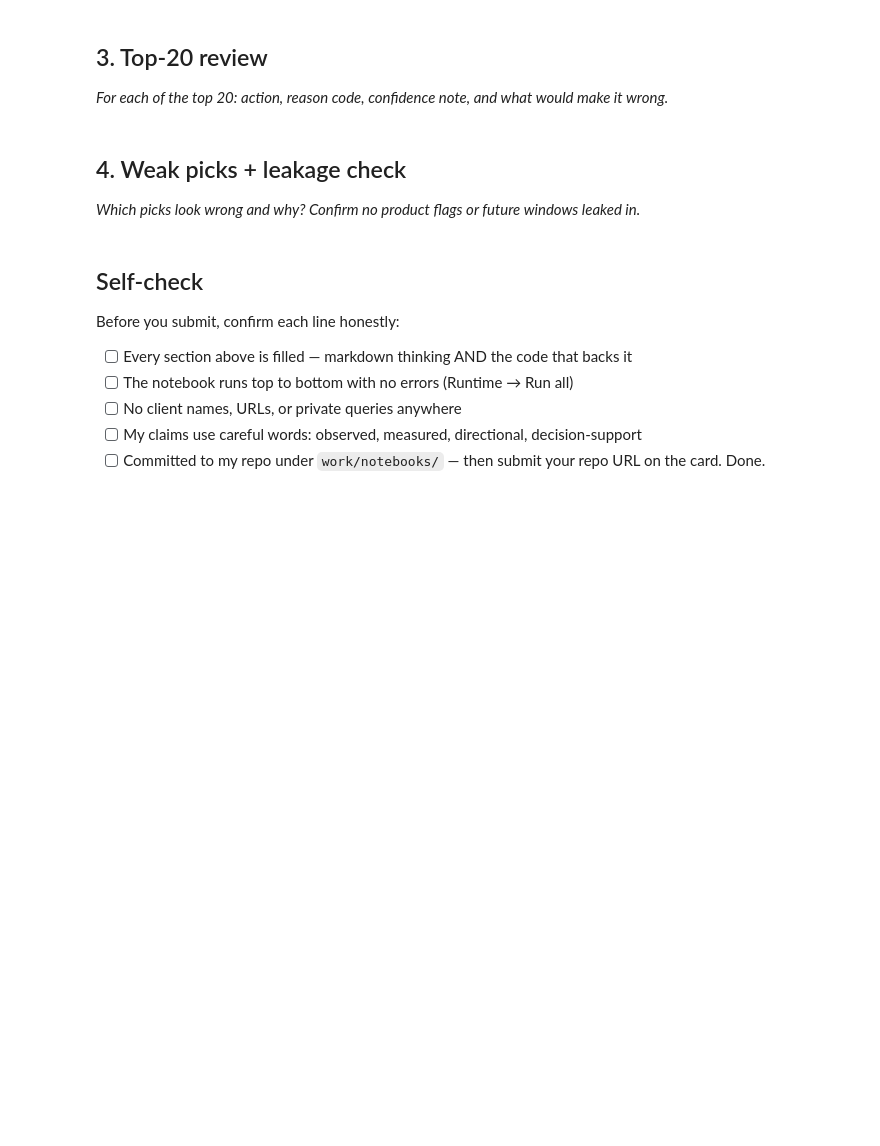
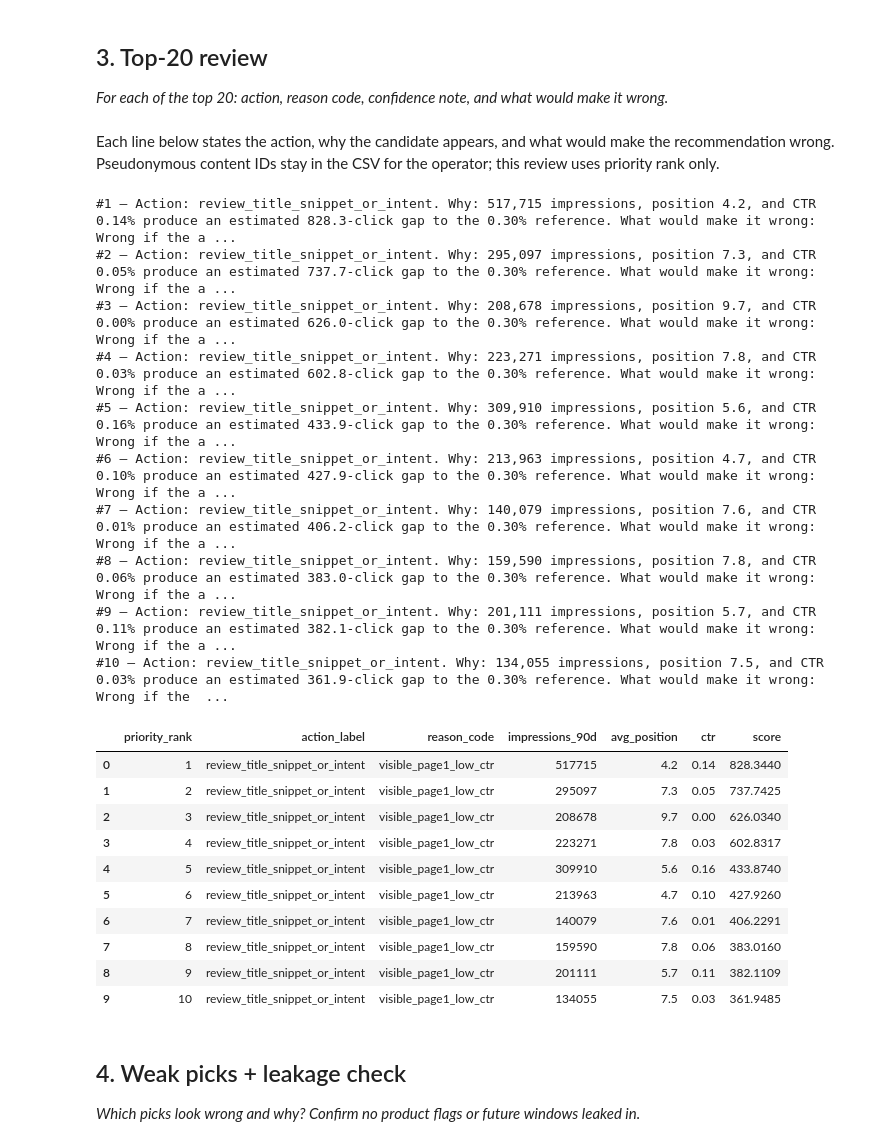
Before and after one commit to avi-dot-ai/FL-W, a Jupyter notebook: work/notebooks/w04_baseline_score.ipynb, the cells around one changed output. Cells and saved outputs as stored; diff of their text form; code cells hidden in the pictures; blank space fills up the shorter version.

```diff
--- a/work/notebooks/w04_baseline_score.ipynb
+++ b/work/notebooks/w04_baseline_score.ipynb
@@ -30,3 +187,44 @@ This skeleton is yours to fill. Work the sections **in order** — each one has
+# %% [markdown]
+Each line below states the action, why the candidate appears, and what would make the recommendation wrong. Pseudonymous content IDs stay in the CSV for the operator; this review uses priority rank only.
+# %%
+top10 = ranked_queue.head(10).copy()
+assert len(top10) == 10, 'The rule should yield at least ten candidates for the required review.'
+
+for row in top10.itertuples(index=False):
+    why = (
+        f'{int(row.impressions_90d):,} impressions, position {row.avg_position:.1f}, and CTR {row.ctr:.2f}% '
+        f'produce an estimated {row.score:.1f}-click gap to the 0.30% reference.'
+    )
+    wrong = (
+        'Wrong if the average position hides a query mix where low CTR is expected, or if SERP layout, brand intent, '
+        'or tracking—not the title, snippet, or page intent—caused the click pattern.'
+    )
+    print(f'#{row.priority_rank} — Action: {row.action_label}. Why: {why} What would make it wrong: {wrong}')
+
+review_table = top10[['priority_rank', 'action_label', 'reason_code', 'impressions_90d', 'avg_position', 'ctr', 'score']].copy()
+display(review_table)
+# %% [output]
+#1 — Action: review_title_snippet_or_intent. Why: 517,715 impressions, position 4.2, and CTR 0.14% produce an estimated 828.3-click gap to the 0.30% reference. What would make it wrong: Wrong if the a ...
+#2 — Action: review_title_snippet_or_intent. Why: 295,097 impressions, position 7.3, and CTR 0.05% produce an estimated 737.7-click gap to the 0.30% reference. What would make it wrong: Wrong if the a ...
+#3 — Action: review_title_snippet_or_intent. Why: 208,678 impressions, position 9.7, and CTR 0.00% produce an estimated 626.0-click gap to the 0.30% reference. What would make it wrong: Wrong if the a ...
+#4 — Action: review_title_snippet_or_intent. Why: 223,271 impressions, position 7.8, and CTR 0.03% produce an estimated 602.8-click gap to the 0.30% reference. What would make it wrong: Wrong if the a ...
+#5 — Action: review_title_snippet_or_intent. Why: 309,910 impressions, position 5.6, and CTR 0.16% produce an estimated 433.9-click gap to the 0.30% reference. What would make it wrong: Wrong if the a ...
+#6 — Action: review_title_snippet_or_intent. Why: 213,963 impressions, position 4.7, and CTR 0.10% produce an estimated 427.9-click gap to the 0.30% reference. What would make it wrong: Wrong if the a ...
+#7 — Action: review_title_snippet_or_intent. Why: 140,079 impressions, position 7.6, and CTR 0.01% produce an estimated 406.2-click gap to the 0.30% reference. What would make it wrong: Wrong if the a ...
+#8 — Action: review_title_snippet_or_intent. Why: 159,590 impressions, position 7.8, and CTR 0.06% produce an estimated 383.0-click gap to the 0.30% reference. What would make it wrong: Wrong if the a ...
+#9 — Action: review_title_snippet_or_intent. Why: 201,111 impressions, position 5.7, and CTR 0.11% produce an estimated 382.1-click gap to the 0.30% reference. What would make it wrong: Wrong if the a ...
+#10 — Action: review_title_snippet_or_intent. Why: 134,055 impressions, position 7.5, and CTR 0.03% produce an estimated 361.9-click gap to the 0.30% reference. What would make it wrong: Wrong if the  ...
+|  | priority_rank | action_label | reason_code | impressions_90d | avg_position | ctr | score |
+| 0 | 1 | review_title_snippet_or_intent | visible_page1_low_ctr | 517715 | 4.2 | 0.14 | 828.3440 |
+| 1 | 2 | review_title_snippet_or_intent | visible_page1_low_ctr | 295097 | 7.3 | 0.05 | 737.7425 |
+| 2 | 3 | review_title_snippet_or_intent | visible_page1_low_ctr | 208678 | 9.7 | 0.00 | 626.0340 |
+| 3 | 4 | review_title_snippet_or_intent | visible_page1_low_ctr | 223271 | 7.8 | 0.03 | 602.8317 |
+| 4 | 5 | review_title_snippet_or_intent | visible_page1_low_ctr | 309910 | 5.6 | 0.16 | 433.8740 |
+| 5 | 6 | review_title_snippet_or_intent | visible_page1_low_ctr | 213963 | 4.7 | 0.10 | 427.9260 |
+| 6 | 7 | review_title_snippet_or_intent | visible_page1_low_ctr | 140079 | 7.6 | 0.01 | 406.2291 |
+| 7 | 8 | review_title_snippet_or_intent | visible_page1_low_ctr | 159590 | 7.8 | 0.06 | 383.0160 |
+| 8 | 9 | review_title_snippet_or_intent | visible_page1_low_ctr | 201111 | 5.7 | 0.11 | 382.1109 |
+| 9 | 10 | review_title_snippet_or_intent | visible_page1_low_ctr | 134055 | 7.5 | 0.03 | 361.9485 |
 # %% [markdown]
 ## 4. Weak picks + leakage check
 
@@ -37,10 +231,0 @@ This skeleton is yours to fill. Work the sections **in order** — each one has
-# %% [markdown]
-## Self-check
-
-Before you submit, confirm each line honestly:
-
-- [ ] Every section above is filled — markdown thinking AND the code that backs it
-- [ ] The notebook runs top to bottom with no errors (Runtime → Run all)
-- [ ] No client names, URLs, or private queries anywhere
-- [ ] My claims use careful words: observed, measured, directional, decision-support
-- [ ] Committed to my repo under `work/notebooks/` — then submit your repo URL on the card. Done.
```
Also changed, not shown: parts of 13 cells of this notebook.
